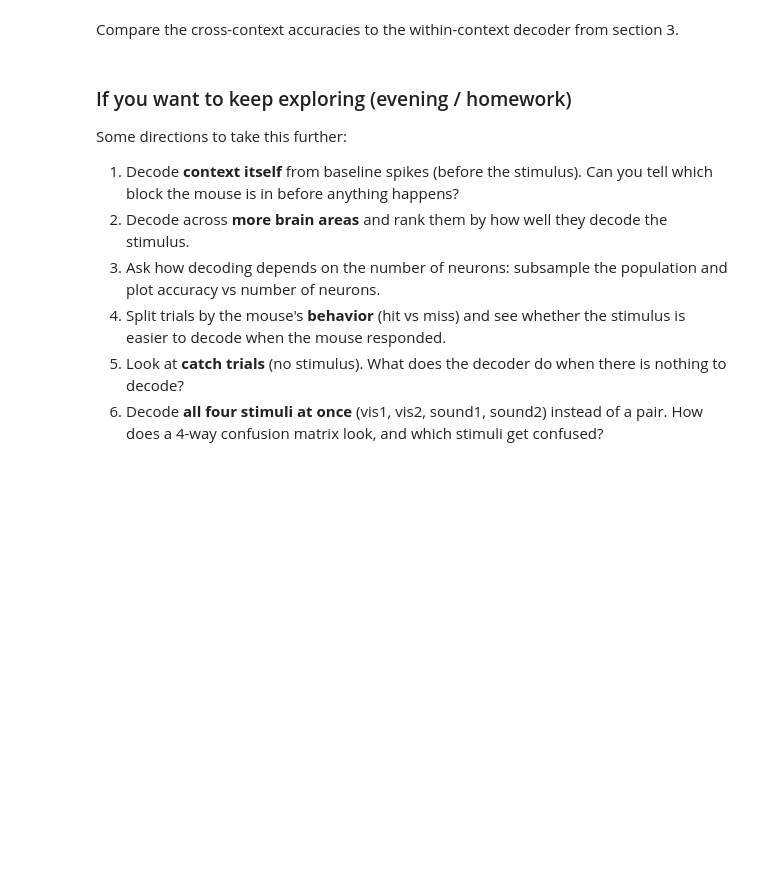
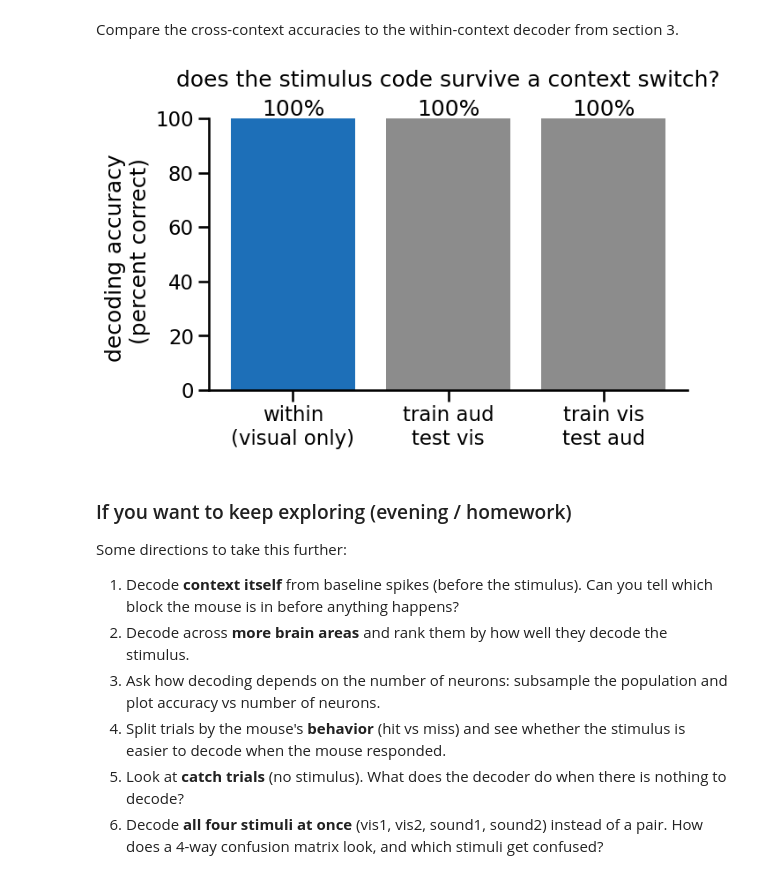
Before and after one commit to AllenSWDB/SWDB_2026_Behavioral_States, a Jupyter notebook: code/Workshop2_decoding_v5.ipynb, the cells around one changed output. Drawn from its saved outputs; the diff is of its cells as text; code cells hidden in the pictures; blank space fills up the shorter version.

```diff
--- a/code/Workshop2_decoding_v5.ipynb
+++ b/code/Workshop2_decoding_v5.ipynb
@@ -942,15 +1052,17 @@ Compare the cross-context accuracies to the within-context decoder from section
 # %%
 fig, ax = plt.subplots(figsize=(7, 4))
 bar_label_list = ['within\n(visual only)', 'train aud\ntest vis', 'train vis\ntest aud']
 bar_value_list = [100 * population_accuracy, 100 * acc_aud_to_vis, 100 * acc_vis_to_aud]
 ax.bar(bar_label_list, bar_value_list, color=['#1D6FB8', '#8C8C8C', '#8C8C8C'])
 for x_pos, value in enumerate(bar_value_list):
     ax.text(x_pos, value + 1, '%.0f%%' % value, ha='center')
-ax.set_ylabel('decoding accuracy (percent correct)')
+ax.set_ylabel('decoding accuracy \n (percent correct)')
 ax.set_ylim(0, 100)
-ax.set_title('does the stimulus code survive a context switch?')
+ax.set_title('does the stimulus code survive a context switch?\n')
 sns.despine(ax=ax)
 plt.show()
+# %% [output]
+[figure, added]
 # %% [markdown]
 ### If you want to keep exploring (evening / homework)
 
```
Also changed, not shown: parts of 41 cells of this notebook, 1 other file.
